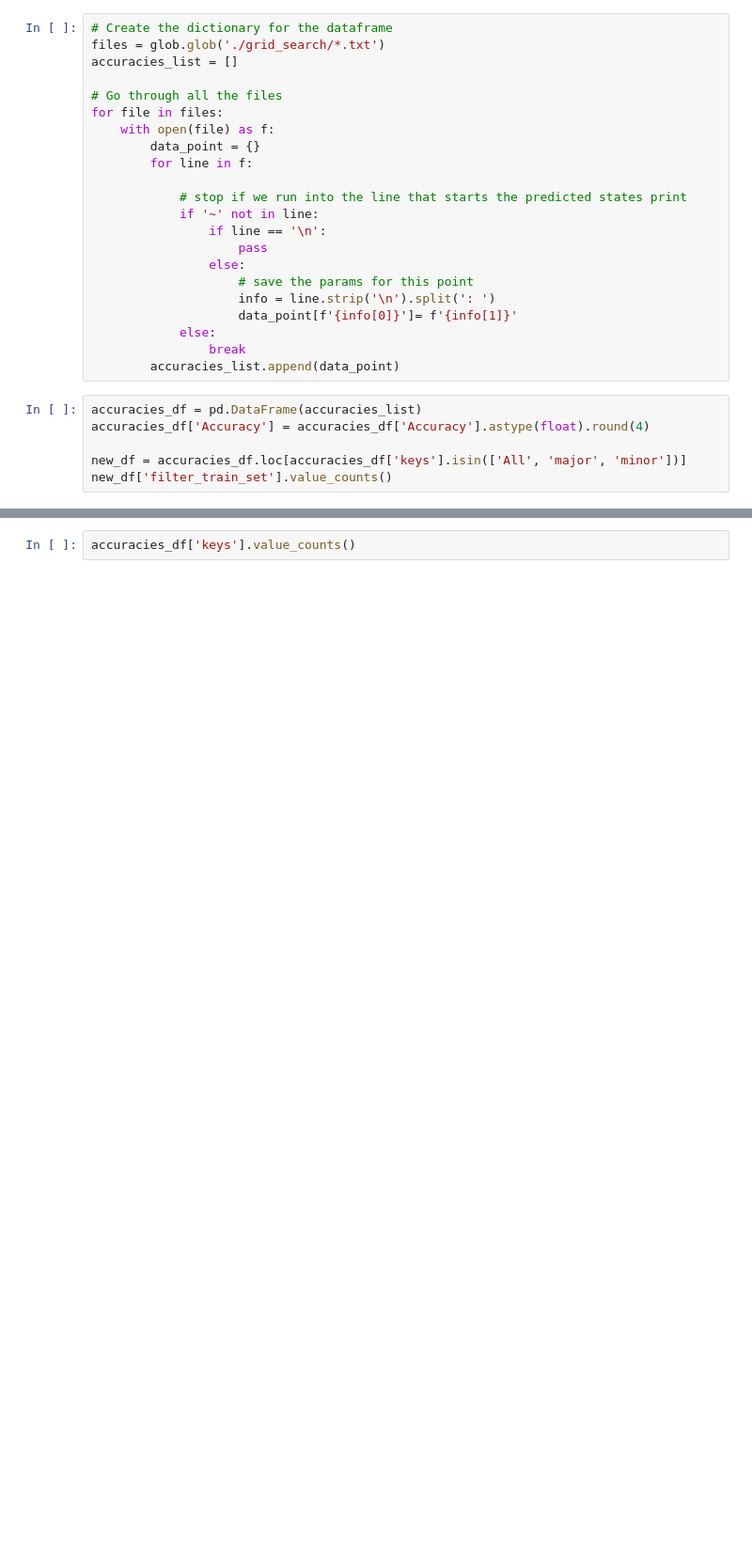
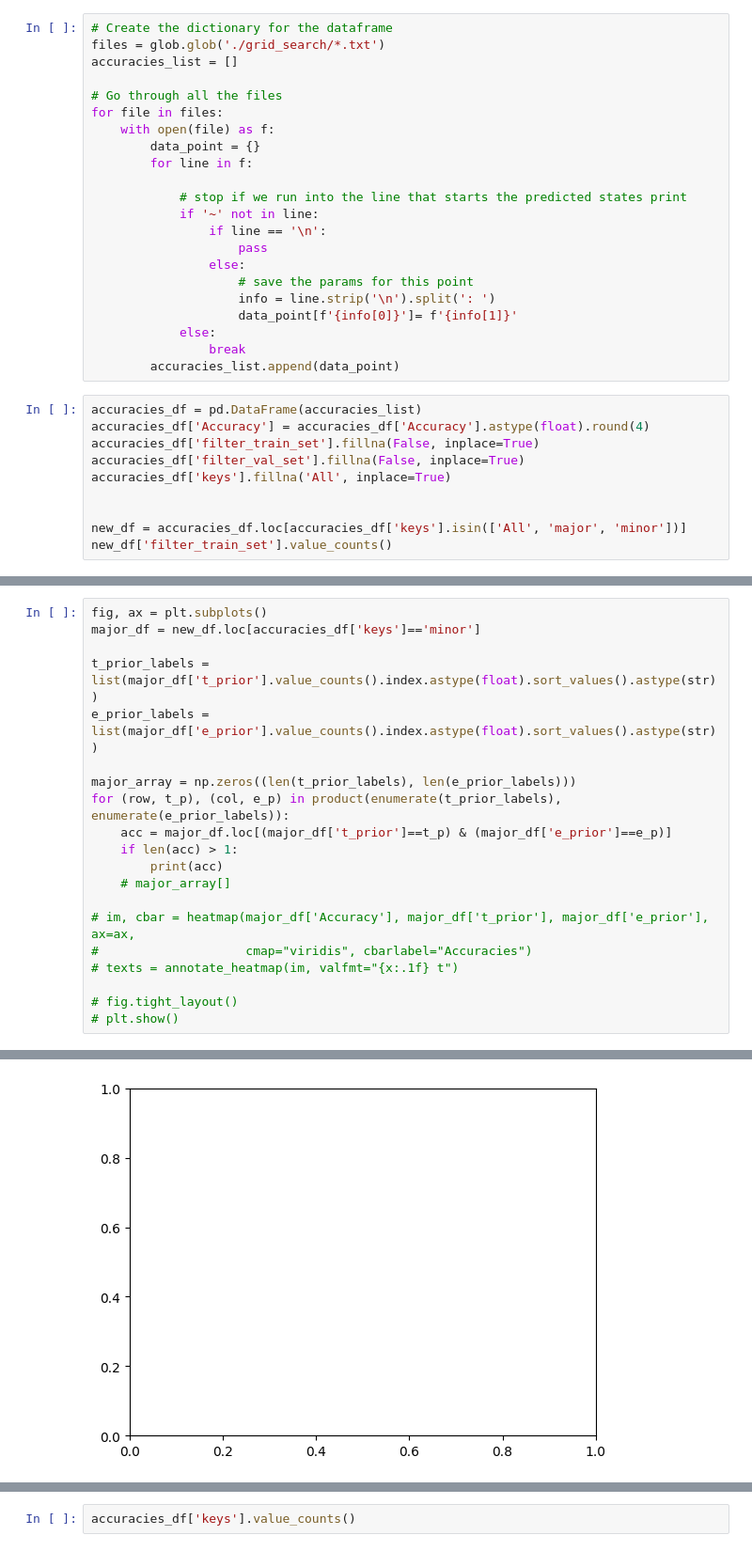
Before and after one commit to adamwellsward/Portfolio_Projects, a Jupyter notebook: results_parser_new_grid_search.ipynb, the cells around one changed output, grey strips where cells are left out. Shown at 94% size. Drawn from its saved outputs; the diff is of its cells as text; blank space fills up the shorter version.

```diff
--- a/results_parser_new_grid_search.ipynb
+++ b/results_parser_new_grid_search.ipynb
@@ -41,6 +162,10 @@ for file in files:
 # %%
 accuracies_df = pd.DataFrame(accuracies_list)
 accuracies_df['Accuracy'] = accuracies_df['Accuracy'].astype(float).round(4)
+accuracies_df['filter_train_set'].fillna(False, inplace=True)
+accuracies_df['filter_val_set'].fillna(False, inplace=True)
+accuracies_df['keys'].fillna('All', inplace=True)
+
 
 new_df = accuracies_df.loc[accuracies_df['keys'].isin(['All', 'major', 'minor'])]
 new_df['filter_train_set'].value_counts()
@@ -50,0 +206,21 @@ Name: count, dtype: int64
+# %%
+fig, ax = plt.subplots()
+major_df = new_df.loc[accuracies_df['keys']=='minor']
+
+t_prior_labels = list(major_df['t_prior'].value_counts().index.astype(float).sort_values().astype(str))
+e_prior_labels = list(major_df['e_prior'].value_counts().index.astype(float).sort_values().astype(str))
+
+major_array = np.zeros((len(t_prior_labels), len(e_prior_labels)))
+for (row, t_p), (col, e_p) in product(enumerate(t_prior_labels), enumerate(e_prior_labels)):
+    acc = major_df.loc[(major_df['t_prior']==t_p) & (major_df['e_prior']==e_p)]
+    if len(acc) > 1:
+        print(acc)
+    # major_array[]
+
+# im, cbar = heatmap(major_df['Accuracy'], major_df['t_prior'], major_df['e_prior'], ax=ax,
+#                    cmap="viridis", cbarlabel="Accuracies")
+# texts = annotate_heatmap(im, valfmt="{x:.1f} t")
+
+# fig.tight_layout()
+# plt.show()
+# %% [output]
@@ -50,0 +234 @@ Name: count, dtype: int64
+[figure, added]
```
Also changed, not shown: parts of 10 cells of this notebook.
